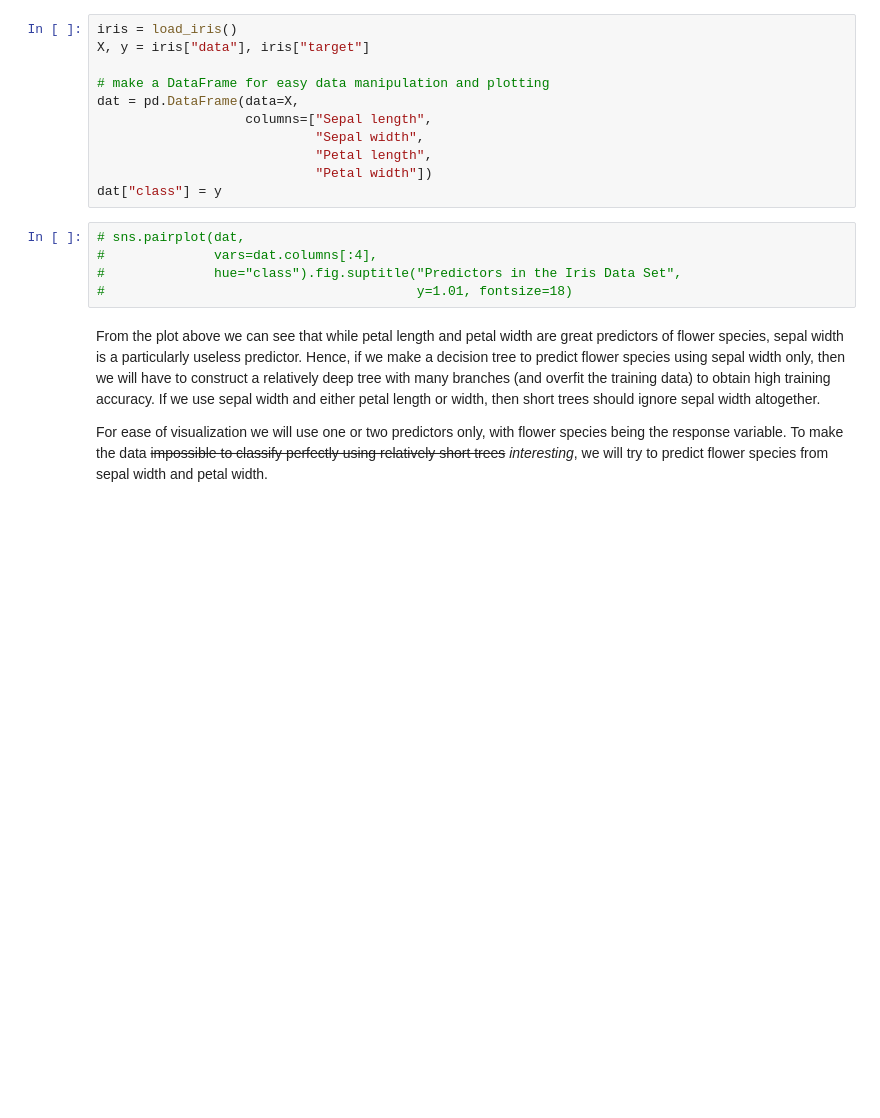
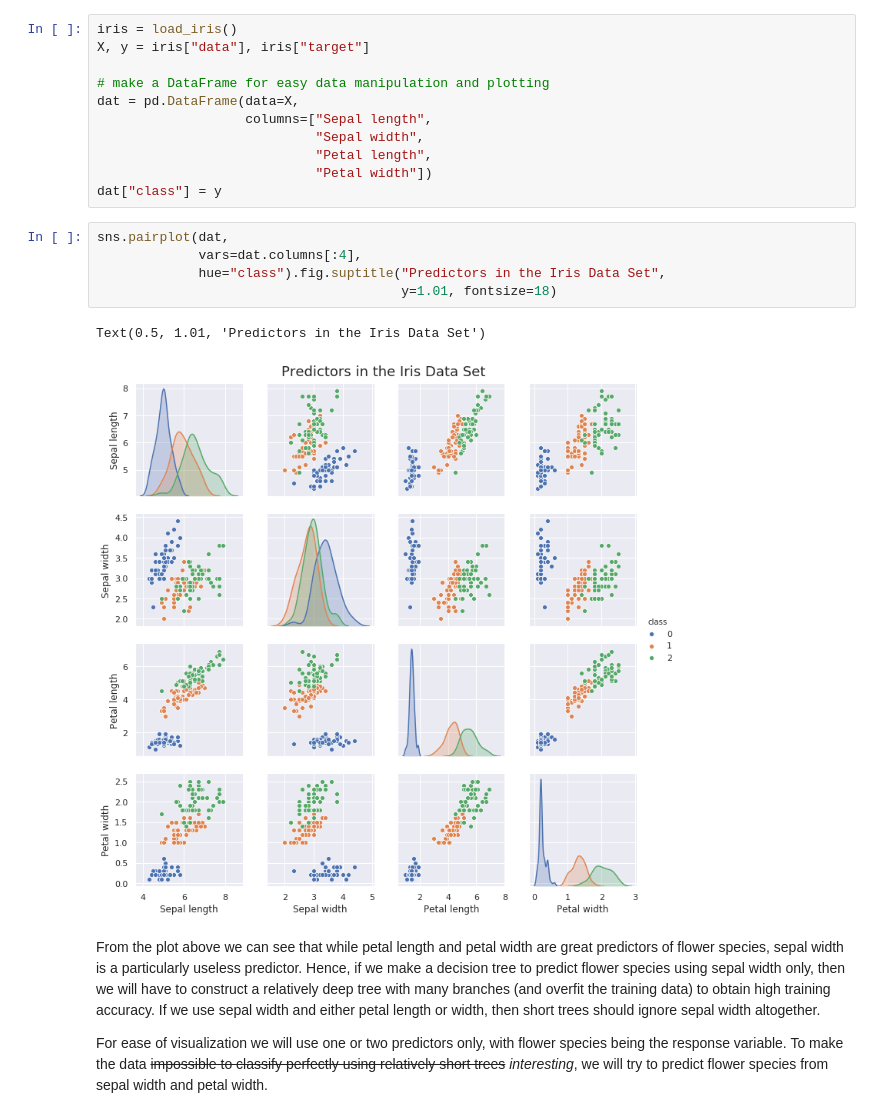
Before and after one commit to sagnibak/visuaml, a Jupyter notebook: visualize_decision_tree.ipynb, the cells around one changed output. Drawn from its saved outputs; the diff is of its cells as text; blank space fills up the shorter version.

```diff
--- a/visualize_decision_tree.ipynb
+++ b/visualize_decision_tree.ipynb
@@ -59,10 +59,13 @@ dat = pd.DataFrame(data=X,
                             "Petal width"])
 dat["class"] = y
 # %%
-# sns.pairplot(dat,
-#              vars=dat.columns[:4],
-#              hue="class").fig.suptitle("Predictors in the Iris Data Set",
-#                                        y=1.01, fontsize=18)
+sns.pairplot(dat,
+             vars=dat.columns[:4],
+             hue="class").fig.suptitle("Predictors in the Iris Data Set",
+                                       y=1.01, fontsize=18)
+# %% [output]
+Text(0.5, 1.01, 'Predictors in the Iris Data Set')
+[figure, added]
 # %% [markdown]
 From the plot above we can see that while petal length and petal width are great predictors of flower species, sepal width is a particularly useless predictor. Hence, if we make a decision tree to predict flower species using sepal width only, then we will have to construct a relatively deep tree with many branches (and overfit the training data) to obtain high training accuracy. If we use sepal width and either petal length or width, then short trees should ignore sepal width altogether.
 
```
Also changed, not shown: parts of 14 cells of this notebook, 4 other files.
